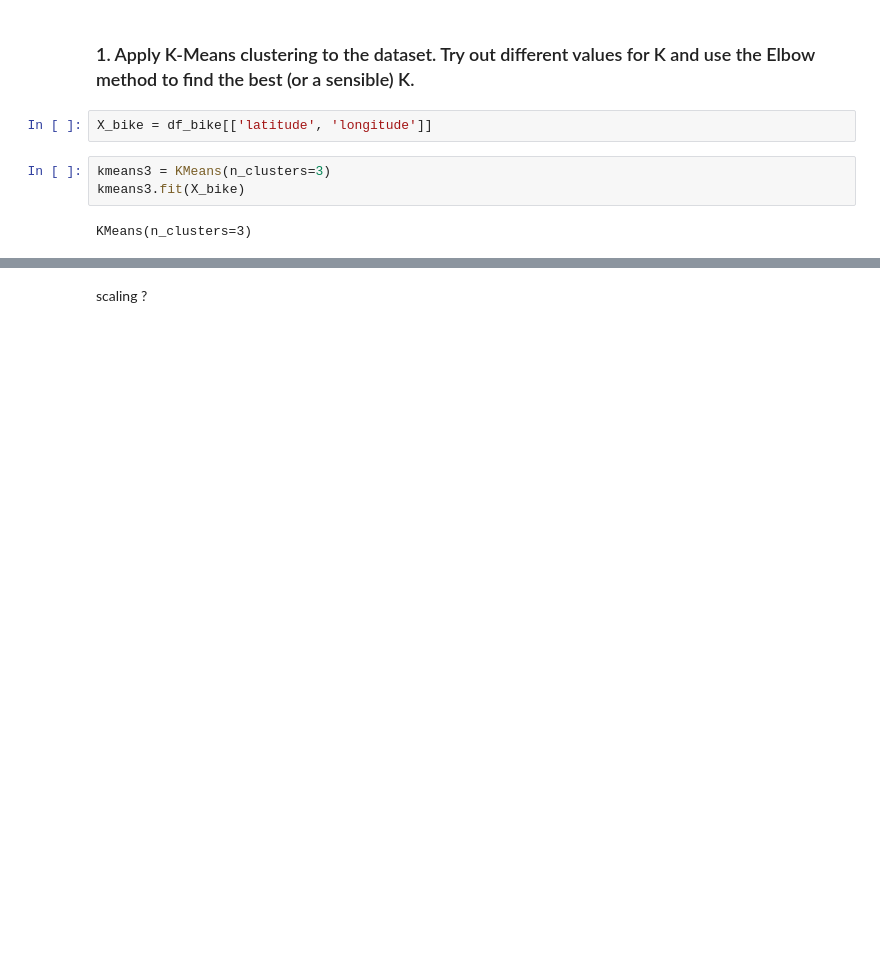
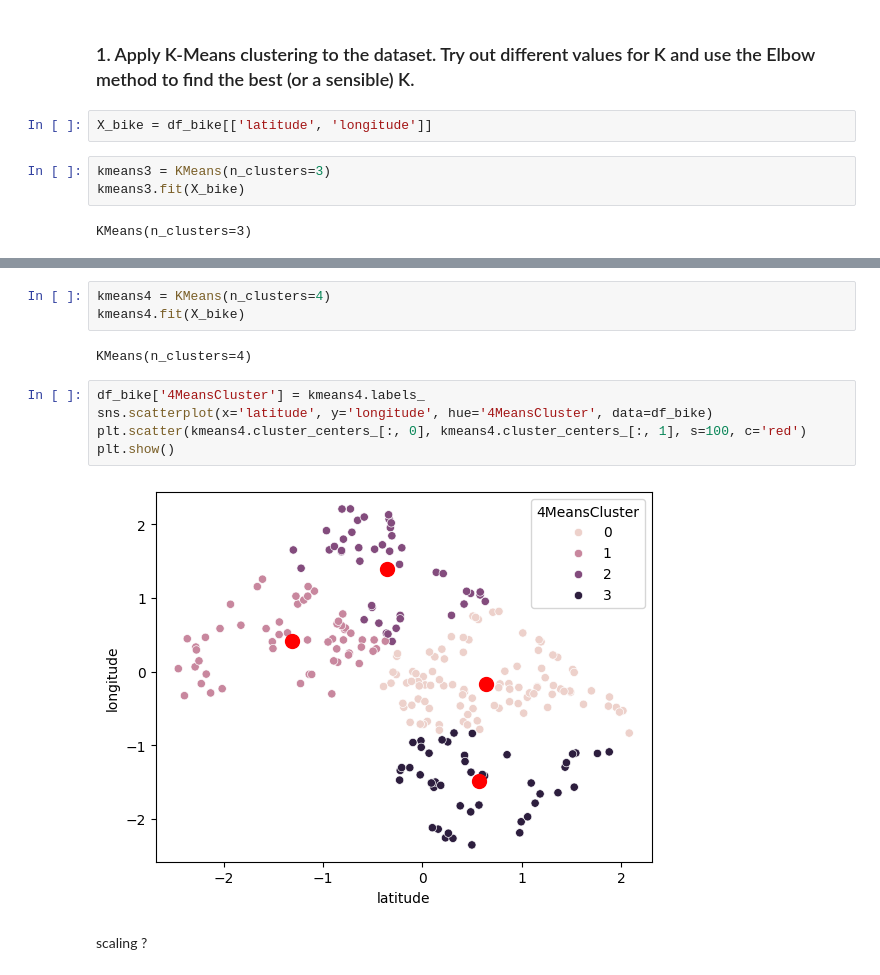
Before and after one commit to jonathanLOlsen/Data-and-things, a Jupyter notebook: 10) Clustering/8HandIn.ipynb, the cells around one changed output, grey strips where cells are left out. Saved outputs shown, nothing was run; the diff lists cells and outputs as text; blank space fills up the shorter version.

```diff
--- a/10) Clustering/8HandIn.ipynb
+++ b/10) Clustering/8HandIn.ipynb
@@ -80,3 +84,15 @@ plt.show()
+# %%
+kmeans4 = KMeans(n_clusters=4)
+kmeans4.fit(X_bike)
+# %% [output]
+KMeans(n_clusters=4)
+# %%
+df_bike['4MeansCluster'] = kmeans4.labels_
+sns.scatterplot(x='latitude', y='longitude', hue='4MeansCluster', data=df_bike)
+plt.scatter(kmeans4.cluster_centers_[:, 0], kmeans4.cluster_centers_[:, 1], s=100, c='red')
+plt.show()
+# %% [output]
+[figure, added]
 # %% [markdown]
 scaling ?
 # %%
```
Also changed, not shown: parts of 18 cells of this notebook, 2 other files.
